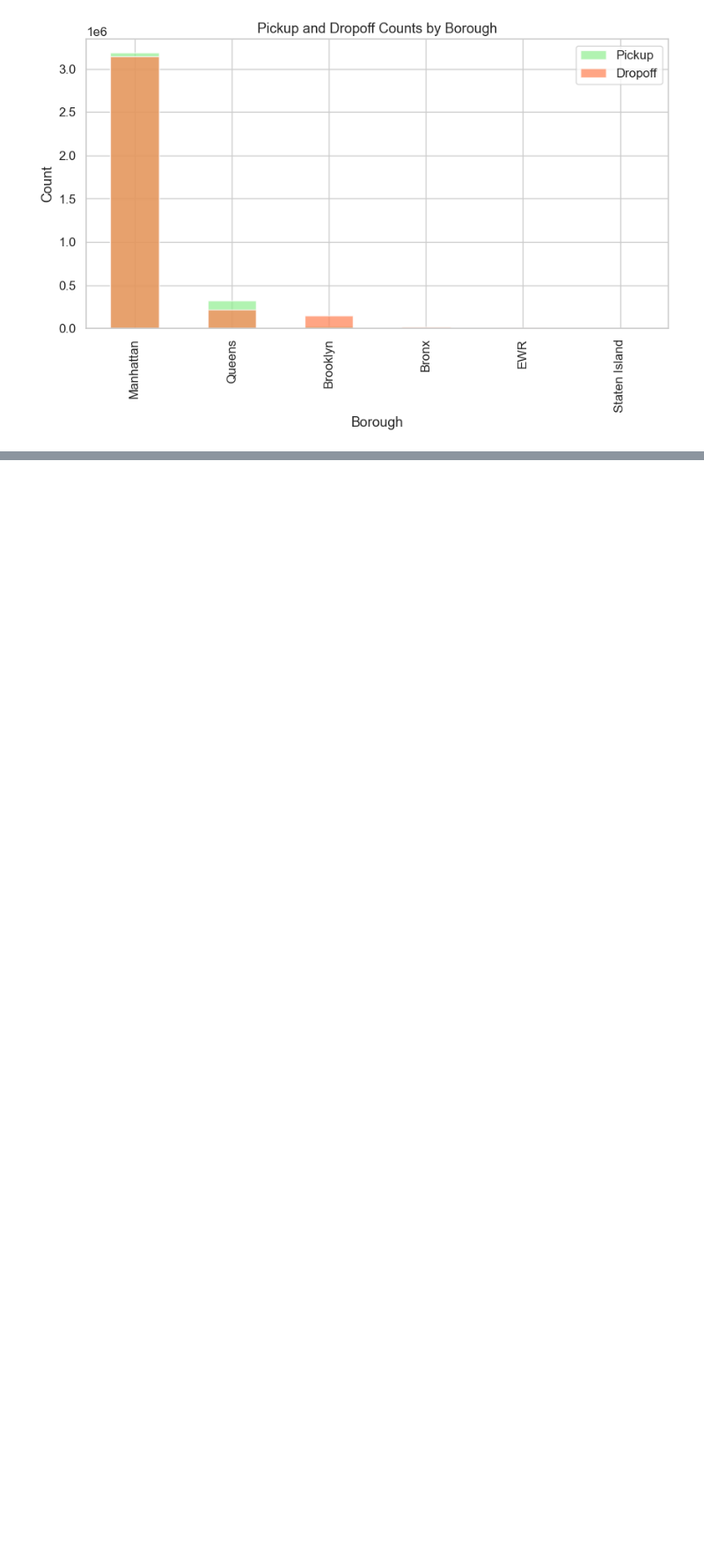
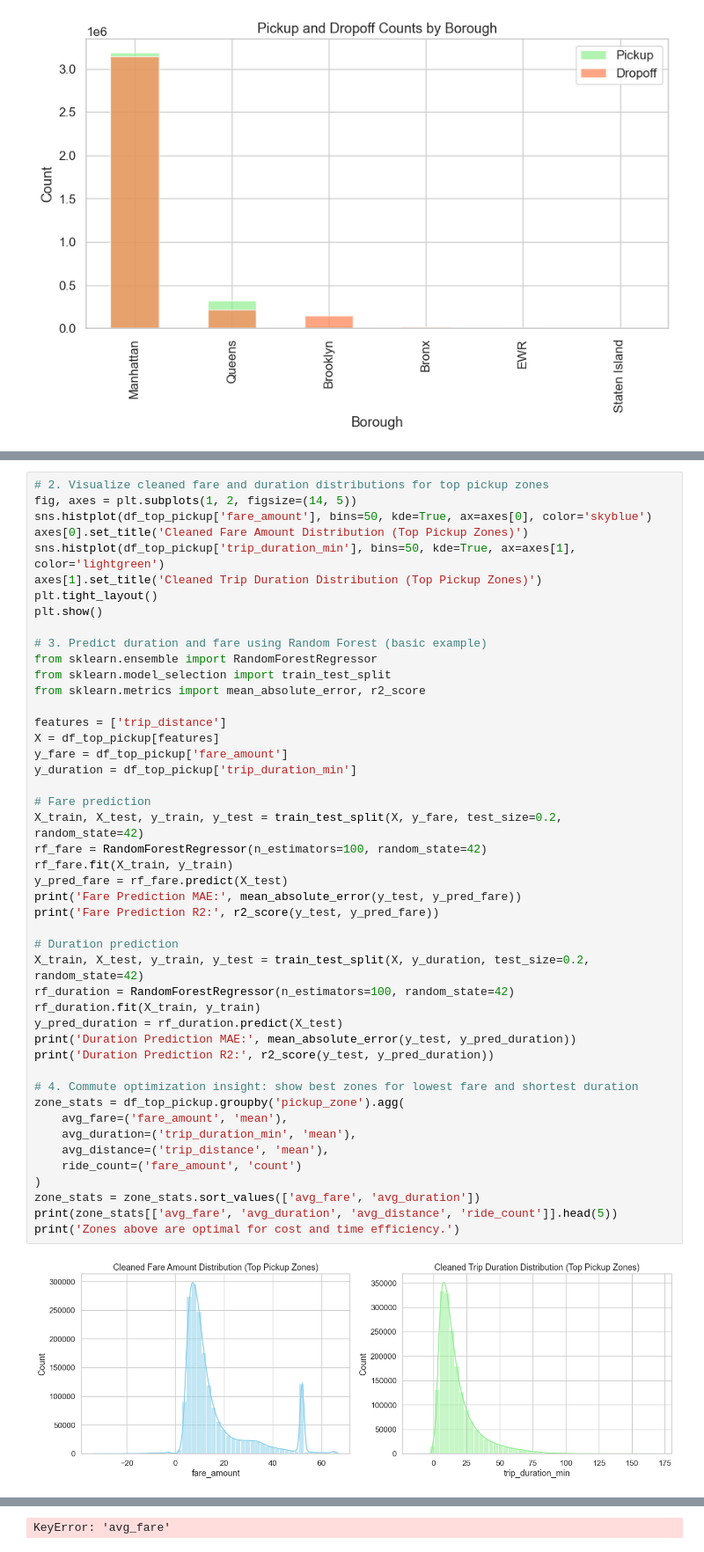
Before and after one commit to ferwuy/nyc-taxi-prediction, a Jupyter notebook: notebooks/eda_yellow_tripdata_2022_05_analysis.ipynb, the cells around one changed output, grey strips where cells are left out. Shown: that part at 88% size. Drawn from its saved outputs; the diff is of its cells as text; blank space fills up the shorter version.

Commit message:
Delete outliers in trip duration and fare amount for top pickup zones
Visualize cleaned fare and duration distributions for top pickup zones

```diff
--- a/notebooks/eda_yellow_tripdata_2022_05_analysis.ipynb
+++ b/notebooks/eda_yellow_tripdata_2022_05_analysis.ipynb
@@ -278,0 +302,48 @@ else:
+# %%
+# 2. Visualize cleaned fare and duration distributions for top pickup zones
+fig, axes = plt.subplots(1, 2, figsize=(14, 5))
+sns.histplot(df_top_pickup['fare_amount'], bins=50, kde=True, ax=axes[0], color='skyblue')
+axes[0].set_title('Cleaned Fare Amount Distribution (Top Pickup Zones)')
+sns.histplot(df_top_pickup['trip_duration_min'], bins=50, kde=True, ax=axes[1], color='lightgreen')
+axes[1].set_title('Cleaned Trip Duration Distribution (Top Pickup Zones)')
+plt.tight_layout()
+plt.show()
+
+# 3. Predict duration and fare using Random Forest (basic example)
+from sklearn.ensemble import RandomForestRegressor
+from sklearn.model_selection import train_test_split
+from sklearn.metrics import mean_absolute_error, r2_score
+
+features = ['trip_distance']
+X = df_top_pickup[features]
+y_fare = df_top_pickup['fare_amount']
+y_duration = df_top_pickup['trip_duration_min']
+
+# Fare prediction
+X_train, X_test, y_train, y_test = train_test_split(X, y_fare, test_size=0.2, random_state=42)
+rf_fare = RandomForestRegressor(n_estimators=100, random_state=42)
+rf_fare.fit(X_train, y_train)
+y_pred_fare = rf_fare.predict(X_test)
+print('Fare Prediction MAE:', mean_absolute_error(y_test, y_pred_fare))
+print('Fare Prediction R2:', r2_score(y_test, y_pred_fare))
+
+# Duration prediction
+X_train, X_test, y_train, y_test = train_test_split(X, y_duration, test_size=0.2, random_state=42)
+rf_duration = RandomForestRegressor(n_estimators=100, random_state=42)
+rf_duration.fit(X_train, y_train)
+y_pred_duration = rf_duration.predict(X_test)
+print('Duration Prediction MAE:', mean_absolute_error(y_test, y_pred_duration))
+print('Duration Prediction R2:', r2_score(y_test, y_pred_duration))
+
+# 4. Commute optimization insight: show best zones for lowest fare and shortest duration
+zone_stats = df_top_pickup.groupby('pickup_zone').agg(
+    avg_fare=('fare_amount', 'mean'),
+    avg_duration=('trip_duration_min', 'mean'),
+    avg_distance=('trip_distance', 'mean'),
+    ride_count=('fare_amount', 'count')
+)
+zone_stats = zone_stats.sort_values(['avg_fare', 'avg_duration'])
+print(zone_stats[['avg_fare', 'avg_duration', 'avg_distance', 'ride_count']].head(5))
+print('Zones above are optimal for cost and time efficiency.')
+# %% [output]
+[figure, added]
@@ -278,0 +356 @@ else:
+KeyError: 'avg_fare'
```
Also changed, not shown: parts of 2 cells of this notebook.
